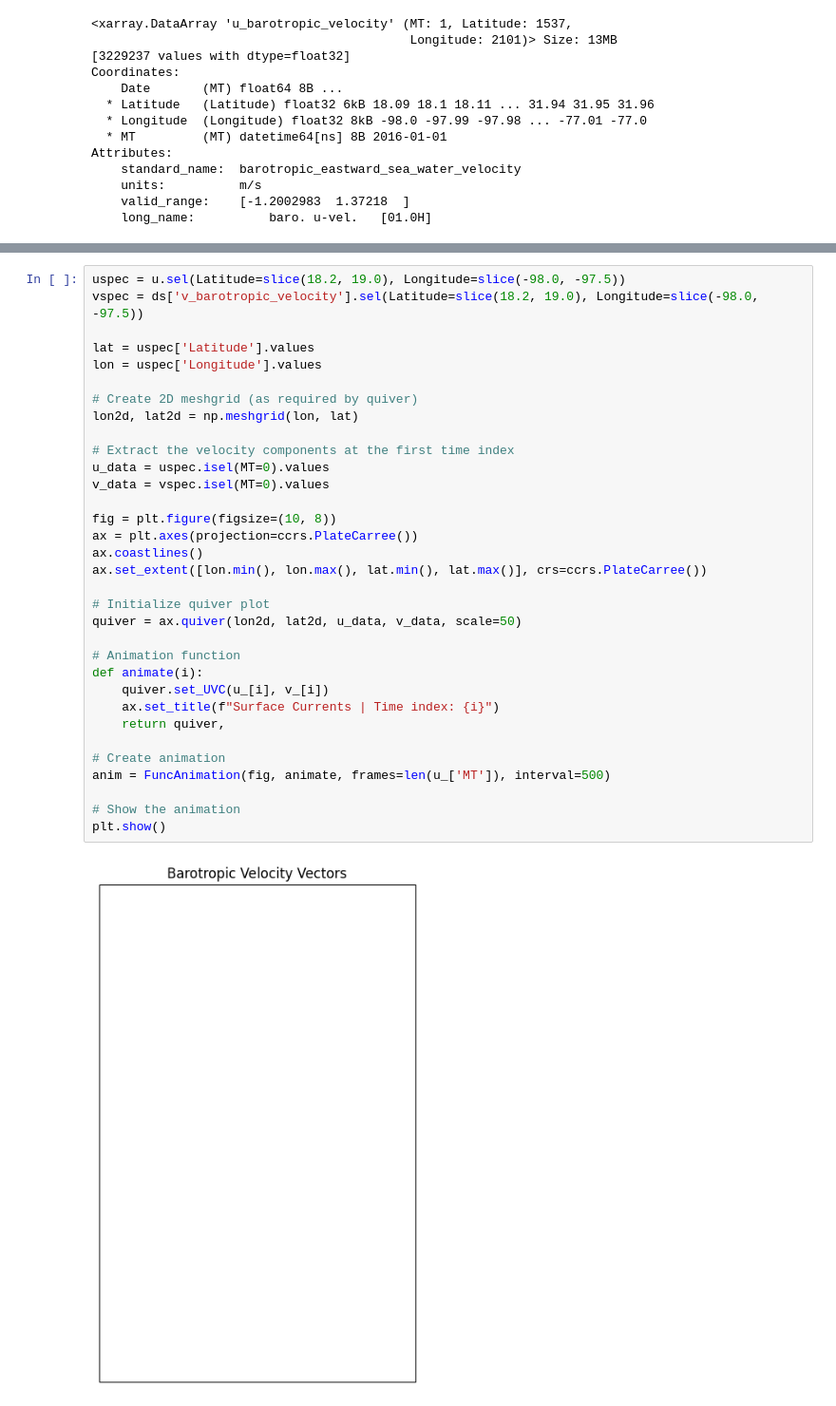
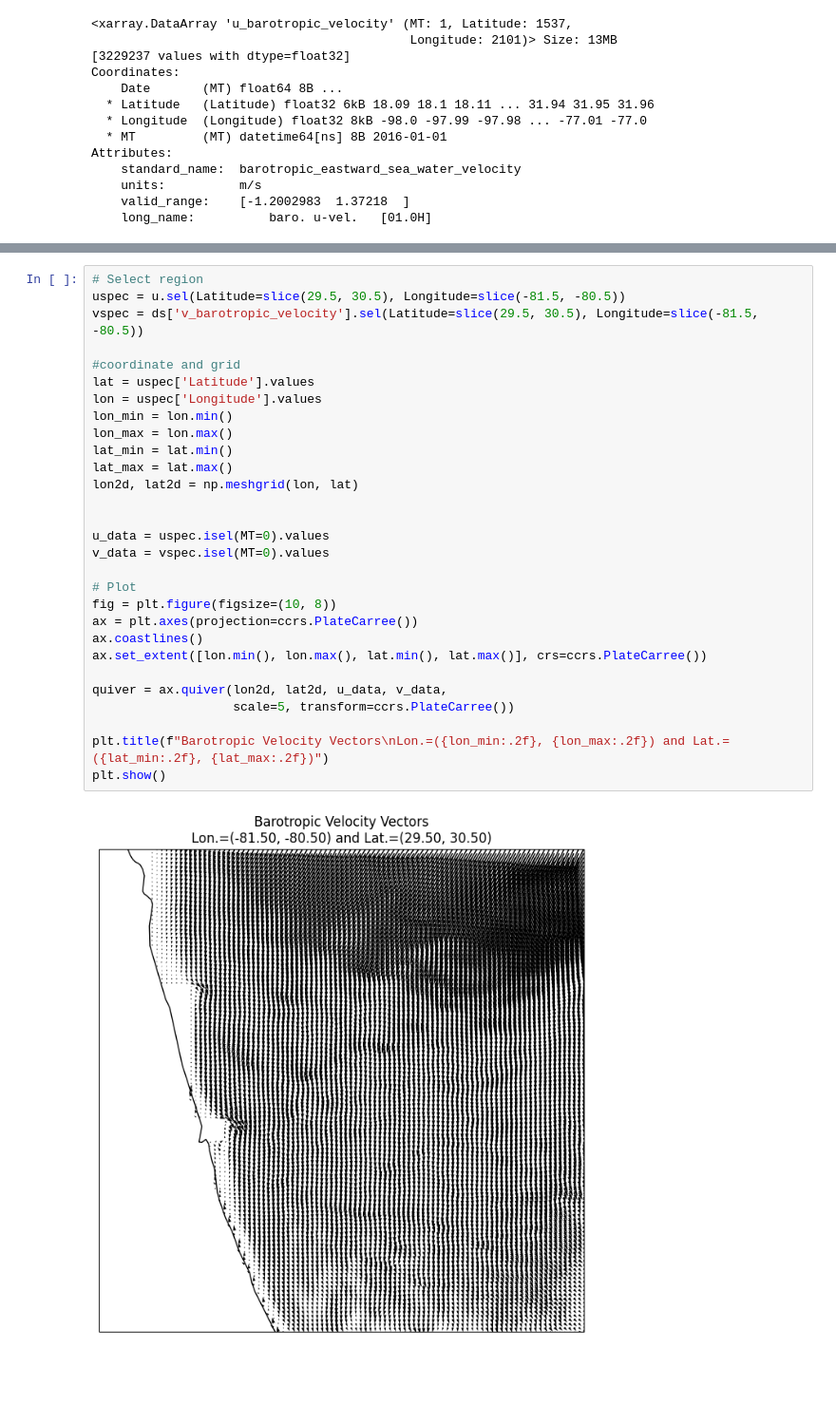
Before and after one commit to aka-hombre/turtleABM, a Jupyter notebook: sc_analysis.ipynb, the cells around one changed output, grey strips where cells are left out. Shown at 95% size. Drawn from its saved outputs; the diff is of its cells as text; blank space fills up the shorter version.

```diff
--- a/sc_analysis.ipynb
+++ b/sc_analysis.ipynb
@@ -51,35 +51,31 @@ Attributes:
 # %%
-uspec = u.sel(Latitude=slice(18.2, 19.0), Longitude=slice(-98.0, -97.5))
-vspec = ds['v_barotropic_velocity'].sel(Latitude=slice(18.2, 19.0), Longitude=slice(-98.0, -97.5))
+# Select region
+uspec = u.sel(Latitude=slice(29.5, 30.5), Longitude=slice(-81.5, -80.5))
+vspec = ds['v_barotropic_velocity'].sel(Latitude=slice(29.5, 30.5), Longitude=slice(-81.5, -80.5))
 
+#coordinate and grid
 lat = uspec['Latitude'].values
 lon = uspec['Longitude'].values
-
-# Create 2D meshgrid (as required by quiver)
+lon_min = lon.min()
+lon_max = lon.max()
+lat_min = lat.min()
+lat_max = lat.max()
 lon2d, lat2d = np.meshgrid(lon, lat)
 
-# Extract the velocity components at the first time index
+
 u_data = uspec.isel(MT=0).values
 v_data = vspec.isel(MT=0).values
 
+# Plot
 fig = plt.figure(figsize=(10, 8))
 ax = plt.axes(projection=ccrs.PlateCarree())
 ax.coastlines()
 ax.set_extent([lon.min(), lon.max(), lat.min(), lat.max()], crs=ccrs.PlateCarree())
 
-# Initialize quiver plot
-quiver = ax.quiver(lon2d, lat2d, u_data, v_data, scale=50)
+quiver = ax.quiver(lon2d, lat2d, u_data, v_data,
+                   scale=5, transform=ccrs.PlateCarree())
 
-# Animation function
-def animate(i):
-    quiver.set_UVC(u_[i], v_[i])
-    ax.set_title(f"Surface Currents | Time index: {i}")
-    return quiver,
-
-# Create animation
-anim = FuncAnimation(fig, animate, frames=len(u_['MT']), interval=500)
-
-# Show the animation
+plt.title(f"Barotropic Velocity Vectors\nLon.=({lon_min:.2f}, {lon_max:.2f}) and Lat.=({lat_min:.2f}, {lat_max:.2f})")
 plt.show()
 # %% [output]
-[figure, old version]
+[figure, new version]
```
Also changed, not shown: parts of 3 cells of this notebook, 1 other file.
